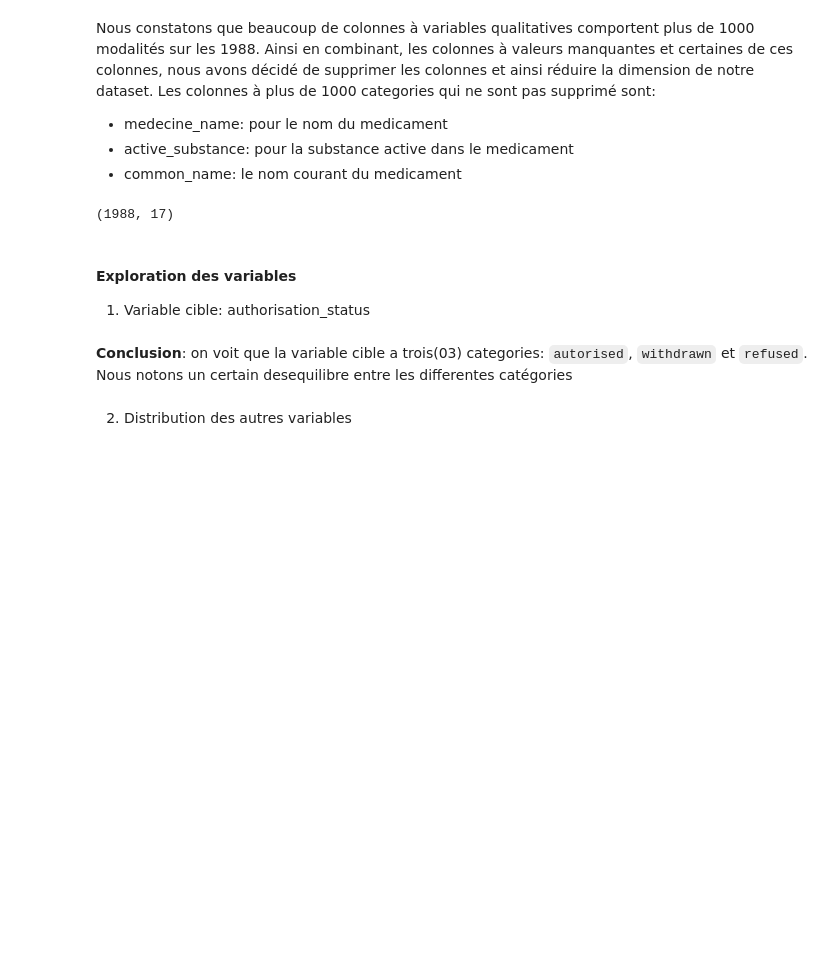
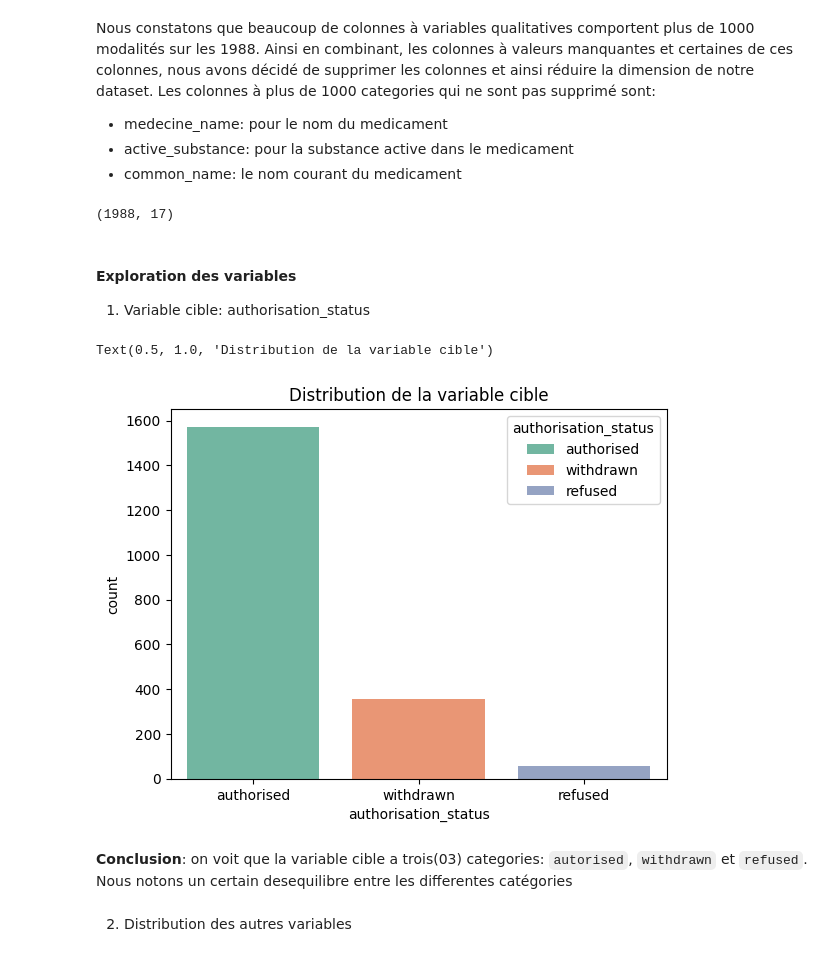
Before and after one commit to Aida73/M2DS-Drugs-Authorization-Classification, a Jupyter notebook: Notebooks/drugs_classification.ipynb, the cells around one changed output. Cells and saved outputs as stored; diff of their text form; code cells hidden in the pictures; blank space fills up the shorter version.

```diff
--- a/Notebooks/drugs_classification.ipynb
+++ b/Notebooks/drugs_classification.ipynb
@@ -107,8 +136,11 @@ new_datas.shape
 # %%
 target = datas['authorisation_status']
 # %%
-sns.countplot(x=target, data=datas, palette="Set2", hue=target, legend=False)
+sns.countplot(x=target, data=datas, palette="Set2", hue=target)
 plt.title("Distribution de la variable cible")
+# %% [output]
+Text(0.5, 1.0, 'Distribution de la variable cible')
+[figure, added]
 # %% [markdown]
 **Conclusion**: on voit que la variable cible a trois(03) categories: `autorised`, `withdrawn` et `refused`. Nous notons un certain desequilibre entre les differentes catégories
 # %% [markdown]
```
Also changed, not shown: parts of 127 cells of this notebook, 2 other files.
